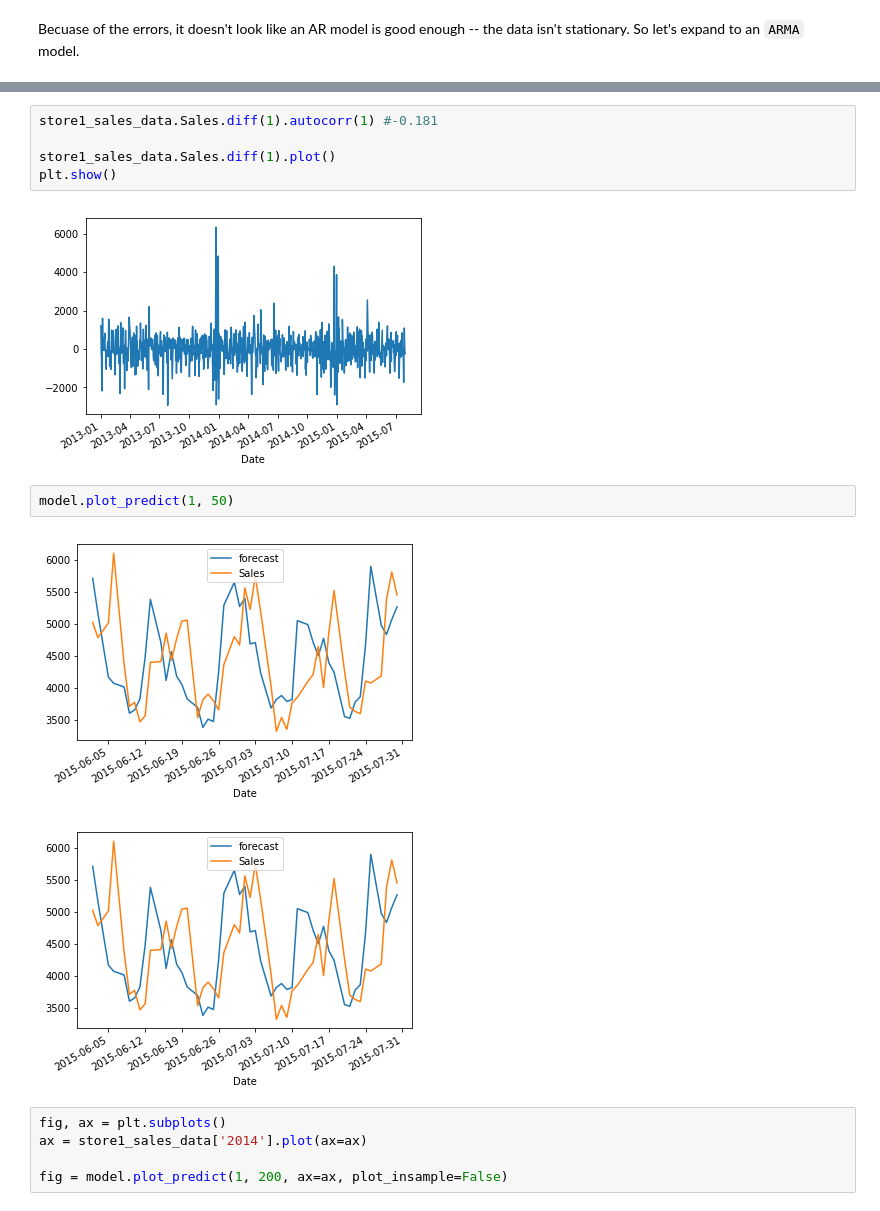
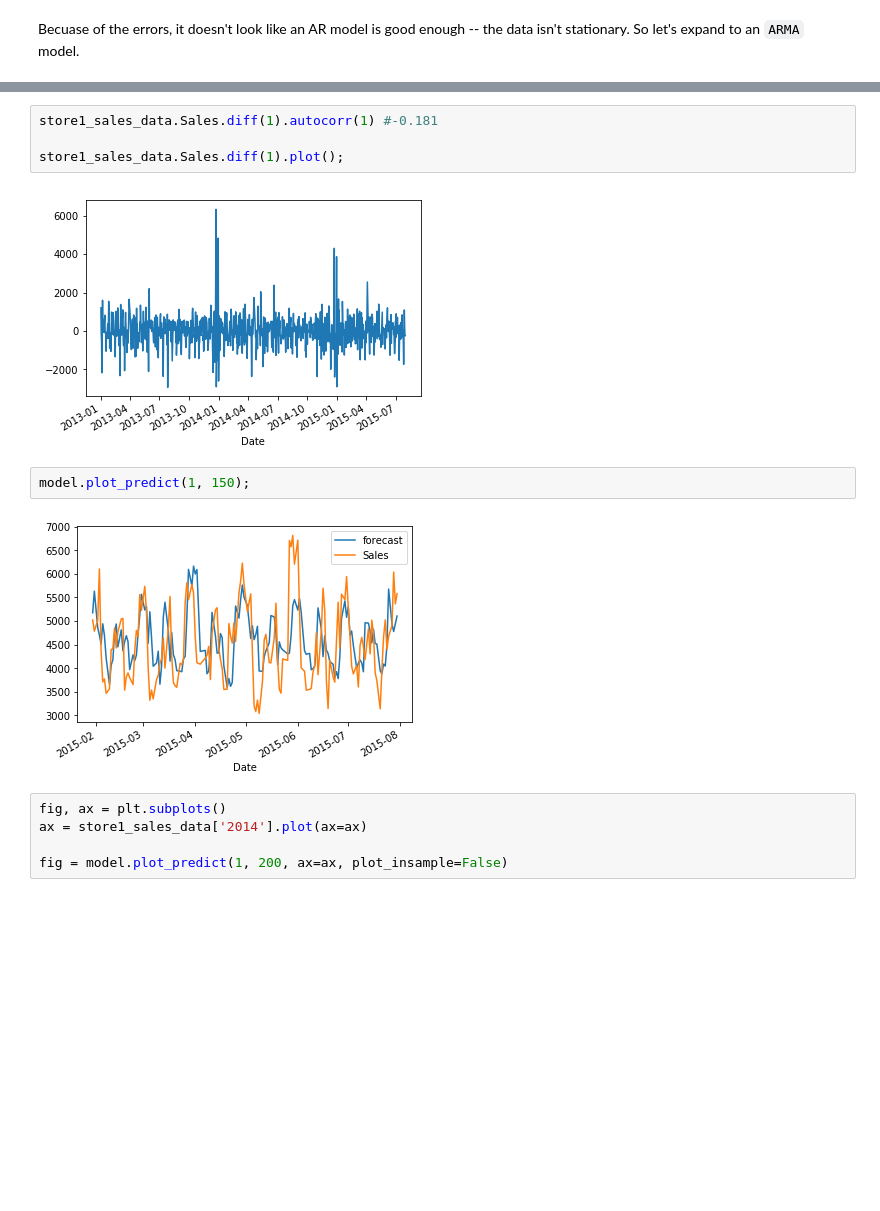
Before and after one commit to greyatomtestuser2/DS-SF-44, a Jupyter notebook: lessons/lesson-16/code/extra/L16-Demo.ipynb, the cells around one changed output, grey strips where cells are left out. Drawn from its saved outputs; the diff is of its cells as text; blank space fills up the shorter version.

```diff
--- a/lessons/lesson-16/code/extra/L16-Demo.ipynb
+++ b/lessons/lesson-16/code/extra/L16-Demo.ipynb
@@ -209,15 +205,13 @@ AR.2           -5.1838           +5.4088j            7.4918            0.3716
 # %%
 store1_sales_data.Sales.diff(1).autocorr(1) #-0.181
 
-store1_sales_data.Sales.diff(1).plot()
-plt.show()
+store1_sales_data.Sales.diff(1).plot();
 # %% [output]
 [figure]
 # %%
-model.plot_predict(1, 50)
+model.plot_predict(1, 150);
 # %% [output]
-[figure, old version]
+[figure, new version]
-[figure, removed]
 # %%
 fig, ax = plt.subplots()
 ax = store1_sales_data['2014'].plot(ax=ax)
```
Also changed, not shown: parts of 12 cells of this notebook, 1 other file.
